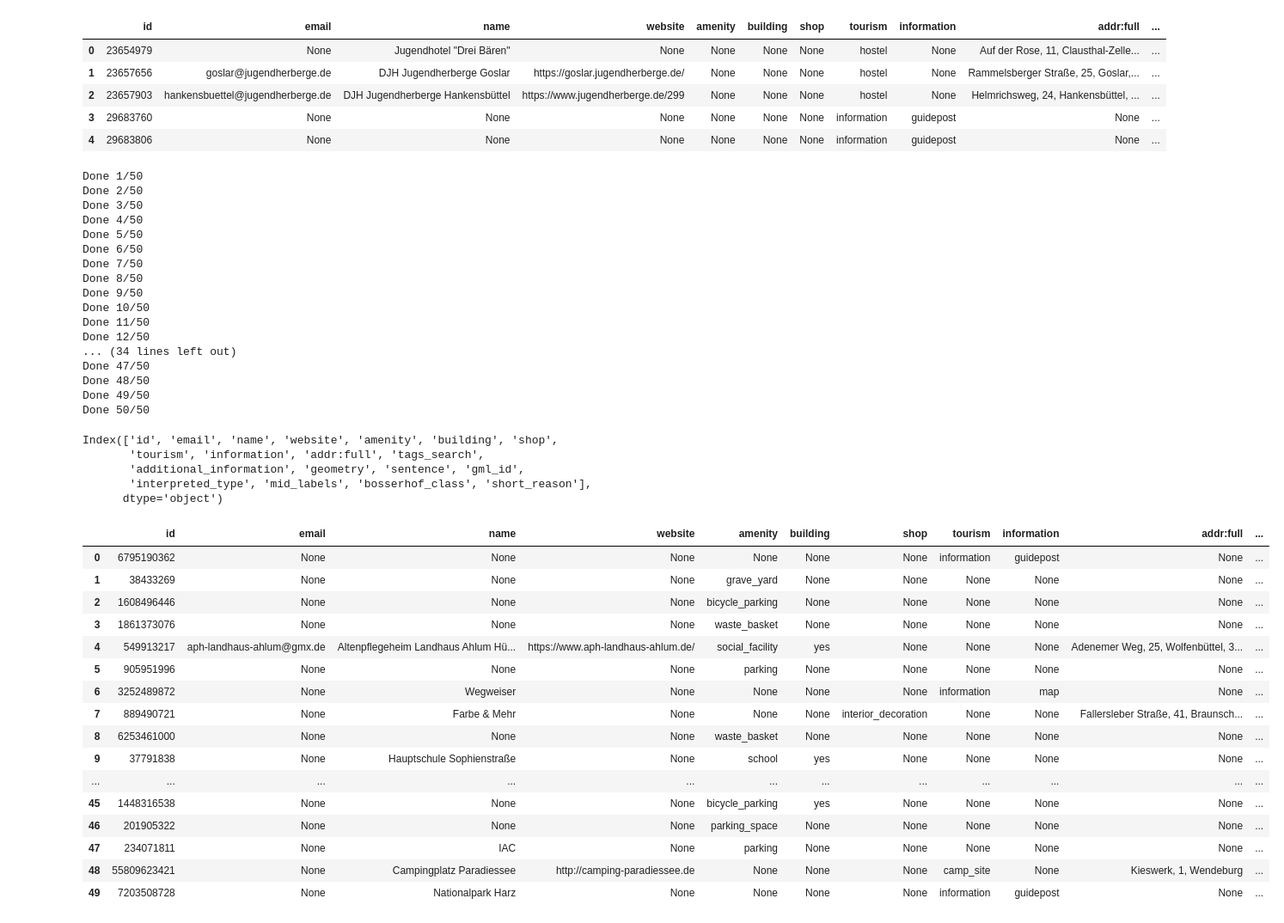
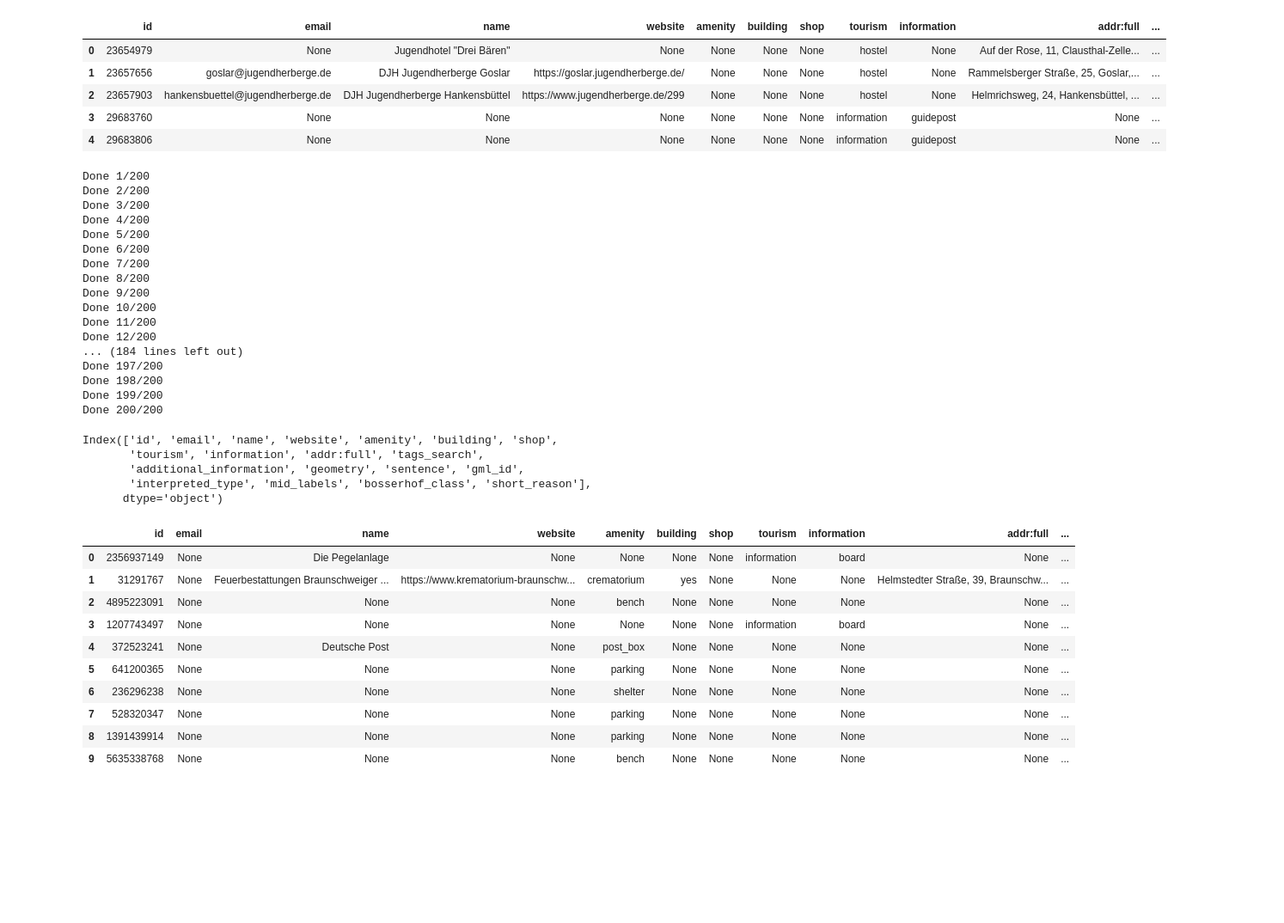
Before and after one commit to TUBS-IVS/Capacity_Calculation-pipeline, a Jupyter notebook: LLMs-Classification-implementatation.ipynb, the cells around one changed output. Shown at 86% size. Cells and saved outputs as stored; diff of their text form; code cells hidden in the pictures; blank space fills up the shorter version.

```diff
--- a/LLMs-Classification-implementatation.ipynb
+++ b/LLMs-Classification-implementatation.ipynb
@@ -479,7 +555,7 @@ def predict_from_sentence(gml_id, sentence, debug=False):
             "short_reason": f"Failed: {e}",
         }
 # %%
-def classify_first_n(pois_df: pd.DataFrame, n=50, debug=False) -> pd.DataFrame:
+def classify_first_n(pois_df: pd.DataFrame, n=200, debug=False) -> pd.DataFrame:
     df = pois_df.head(n).copy()
     results = []
 
@@ -501,28 +577,28 @@ def classify_first_n(pois_df: pd.DataFrame, n=50, debug=False) -> pd.DataFrame:
     )
 # %%
 # pick 30 random rows (different each run)
-sample_df = pois.sample(n=50)
+sample_df = pois.sample(n=200)
 
 # classify them once
 out5 = classify_first_n(sample_df, debug=False)
 # %% [output]
-Done 1/50
-Done 2/50
-Done 3/50
-Done 4/50
-Done 5/50
-Done 6/50
-Done 7/50
-Done 8/50
-Done 9/50
-Done 10/50
-Done 11/50
-Done 12/50
-... (34 lines left out)
-Done 47/50
-Done 48/50
-Done 49/50
-Done 50/50
+Done 1/200
+Done 2/200
+Done 3/200
+Done 4/200
+Done 5/200
+Done 6/200
+Done 7/200
+Done 8/200
+Done 9/200
+Done 10/200
+Done 11/200
+Done 12/200
+... (184 lines left out)
+Done 197/200
+Done 198/200
+Done 199/200
+Done 200/200
 # %%
 out5.columns
 # %% [output]
@@ -533,25 +609,19 @@ Index(['id', 'email', 'name', 'website', 'amenity', 'building', 'shop',
       dtype='object')
 # %%
 # out5[['name','labels']][:50]
-out5.head(50)
+out5.head(10)
 # %% [output]
 |  | id | email | name | website | amenity | building | shop | tourism | information | addr:full | ... |
-| 0 | 6795190362 | None | None | None | None | None | None | information | guidepost | None | ... |
-| 1 | 38433269 | None | None | None | grave_yard | None | None | None | None | None | ... |
-| 2 | 1608496446 | None | None | None | bicycle_parking | None | None | None | None | None | ... |
-| 3 | 1861373076 | None | None | None | waste_basket | None | None | None | None | None | ... |
-| 4 | 549913217 | aph-landhaus-ahlum@gmx.de | Altenpflegeheim Landhaus Ahlum Hü... | https://www.aph-landhaus-ahlum.de/ | social_facility | yes | None | None | None | Adenemer Weg, 25, Wolfenbüttel, 3... | ... |
-| 5 | 905951996 | None | None | None | parking | None | None | None | None | None | ... |
-| 6 | 3252489872 | None | Wegweiser | None | None | None | None | information | map | None | ... |
-| 7 | 889490721 | None | Farbe & Mehr | None | None | None | interior_decoration | None | None | Fallersleber Straße, 41, Braunsch... | ... |
-| 8 | 6253461000 | None | None | None | waste_basket | None | None | None | None | None | ... |
-| 9 | 37791838 | None | Hauptschule Sophienstraße | None | school | yes | None | None | None | None | ... |
-| ... | ... | ... | ... | ... | ... | ... | ... | ... | ... | ... | ... |
-| 45 | 1448316538 | None | None | None | bicycle_parking | yes | None | None | None | None | ... |
-| 46 | 201905322 | None | None | None | parking_space | None | None | None | None | None | ... |
-| 47 | 234071811 | None | IAC | None | parking | None | None | None | None | None | ... |
-| 48 | 55809623421 | None | Campingplatz Paradiessee | http://camping-paradiessee.de | None | None | None | camp_site | None | Kieswerk, 1, Wendeburg | ... |
-| 49 | 7203508728 | None | Nationalpark Harz | None | None | None | None | information | guidepost | None | ... |
+| 0 | 2356937149 | None | Die Pegelanlage | None | None | None | None | information | board | None | ... |
+| 1 | 31291767 | None | Feuerbestattungen Braunschweiger ... | https://www.krematorium-braunschw... | crematorium | yes | None | None | None | Helmstedter Straße, 39, Braunschw... | ... |
+| 2 | 4895223091 | None | None | None | bench | None | None | None | None | None | ... |
+| 3 | 1207743497 | None | None | None | None | None | None | information | board | None | ... |
+| 4 | 372523241 | None | Deutsche Post | None | post_box | None | None | None | None | None | ... |
+| 5 | 641200365 | None | None | None | parking | None | None | None | None | None | ... |
+| 6 | 236296238 | None | None | None | shelter | None | None | None | None | None | ... |
+| 7 | 528320347 | None | None | None | parking | None | None | None | None | None | ... |
+| 8 | 1391439914 | None | None | None | parking | None | None | None | None | None | ... |
+| 9 | 5635338768 | None | None | None | bench | None | None | None | None | None | ... |
 # %%
 
 # optional: save
```
Also changed, not shown: parts of 2 cells of this notebook, 1 other file.
